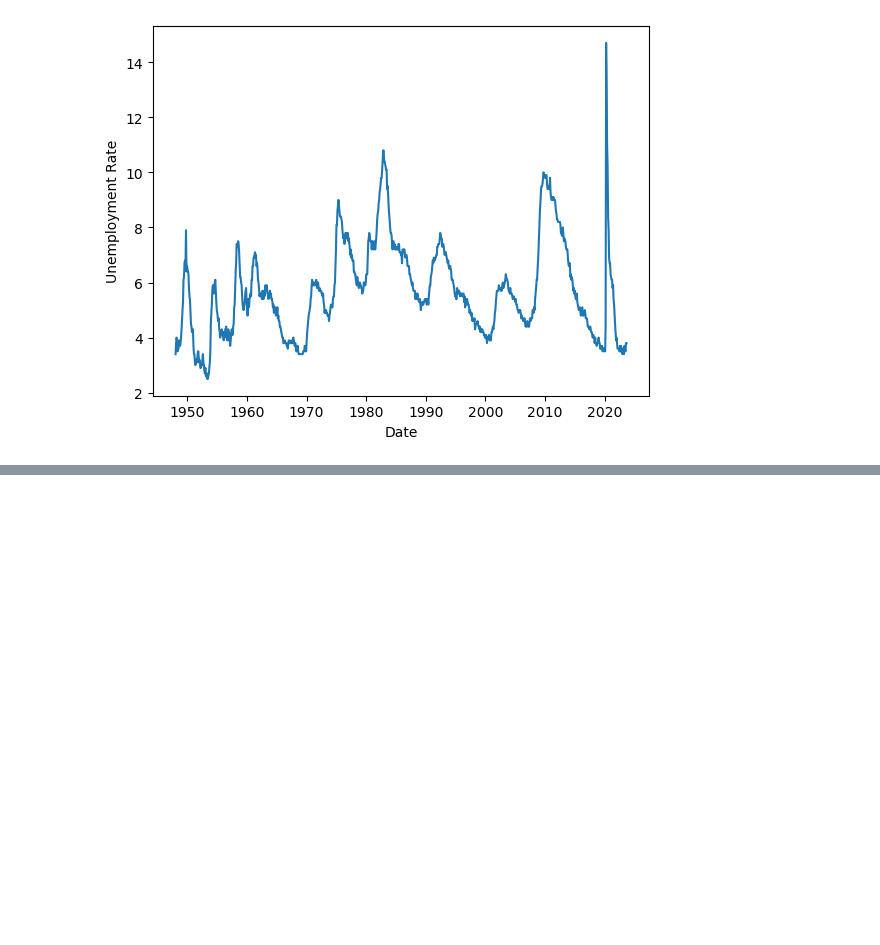
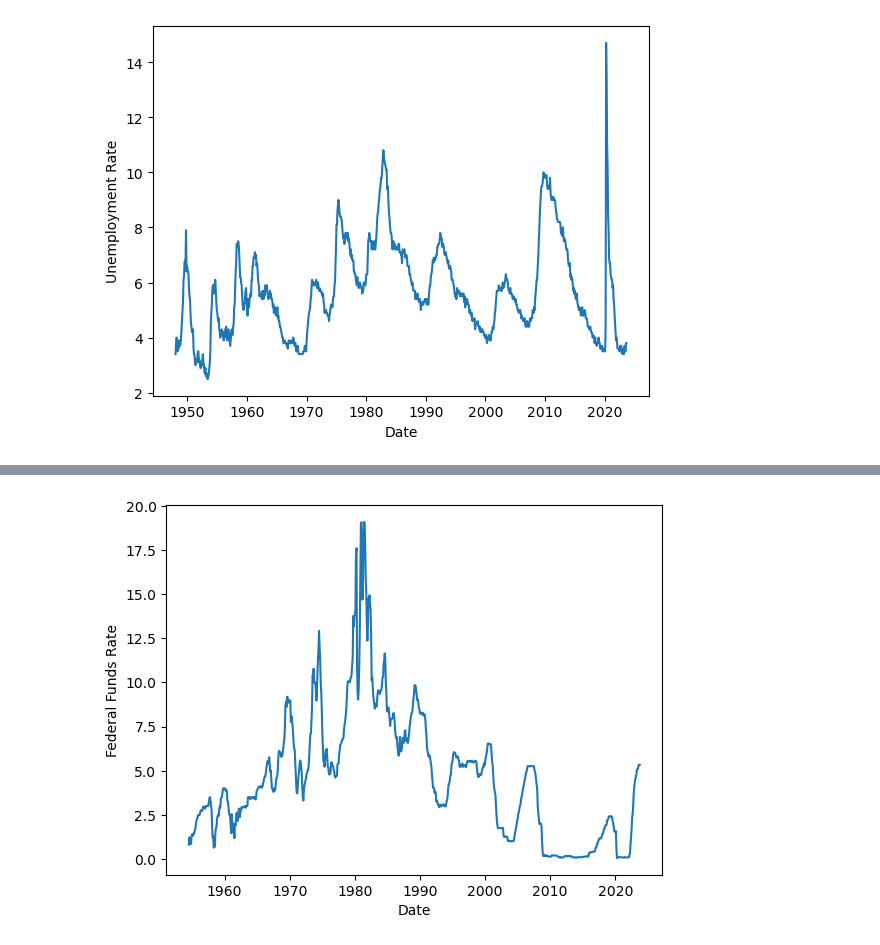
Before and after one commit to emilyheraty/cs216financeproject, a Jupyter notebook: proj.ipynb, the cells around one changed output, grey strips where cells are left out. Drawn from its saved outputs; the diff is of its cells as text; code cells hidden in the pictures; blank space fills up the shorter version.

```diff
--- a/proj.ipynb
+++ b/proj.ipynb
@@ -105,0 +90,7 @@ plt.show()
+# %%
+sns.lineplot(x='Date', y='FEDFUNDS', data=FFR)
+plt.ylabel('Federal Funds Rate')
+plt.xlabel('Date')
+plt.show()
+# %% [output]
+[figure, added]
```
Also changed, not shown: parts of 18 cells of this notebook, 6 other files.
